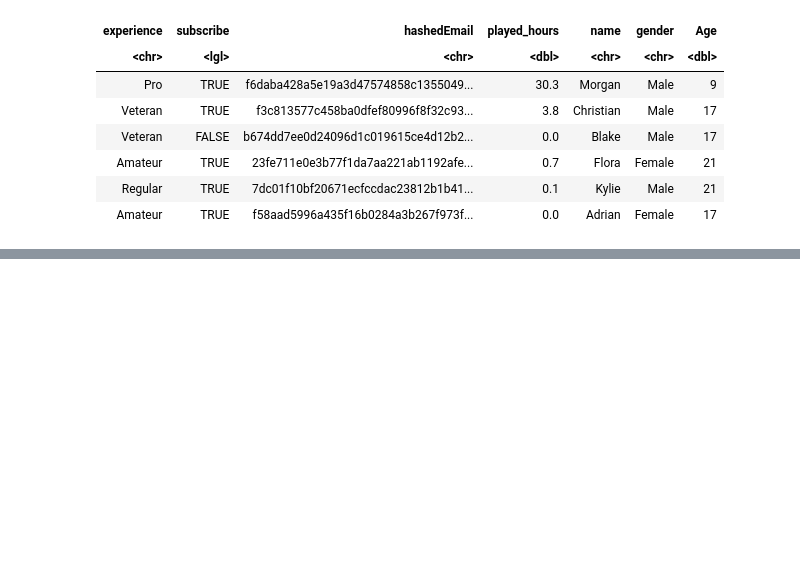
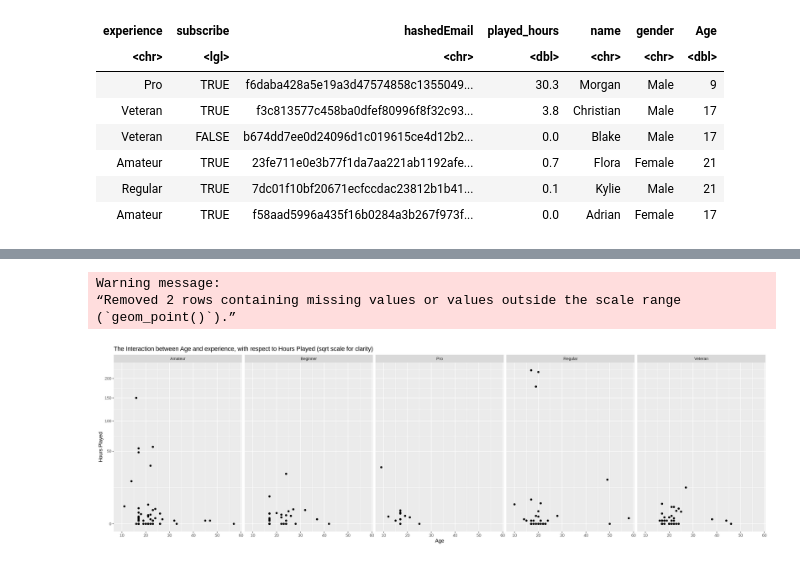
Before and after one commit to Andrewhli06/dsci100-project, a Jupyter notebook: personal_planning_008.ipynb, the cells around one changed output, grey strips where cells are left out. Cells and saved outputs as stored; diff of their text form; code cells hidden in the pictures; blank space fills up the shorter version.

```diff
--- a/personal_planning_008.ipynb
+++ b/personal_planning_008.ipynb
@@ -132,2 +146,18 @@ exp_plot
+# %%
+options(repr.plot.width = 20, repr.plot.height = 6)
+interaction_plot <- data |>
+                    ggplot(aes(x = Age, y = played_hours)) +
+                    geom_point() +
+                    scale_y_sqrt() + # using sqrt scale so that the small values are more visible
+                    facet_wrap(~ experience, nrow = 1) +
+                    labs(title = "The Interaction between Age and experience, with respect to Hours Played (sqrt scale for clarity)",
+                         x = "Age",
+                         y = "Hours Played")
+interaction_plot
+# %% [output]
+Warning message:
+“Removed 2 rows containing missing values or values outside the scale range
+(`geom_point()`).”
+[figure, added]
 # %% [markdown]
 ## Methods and Plan:
```
Also changed, not shown: parts of 6 cells of this notebook.
